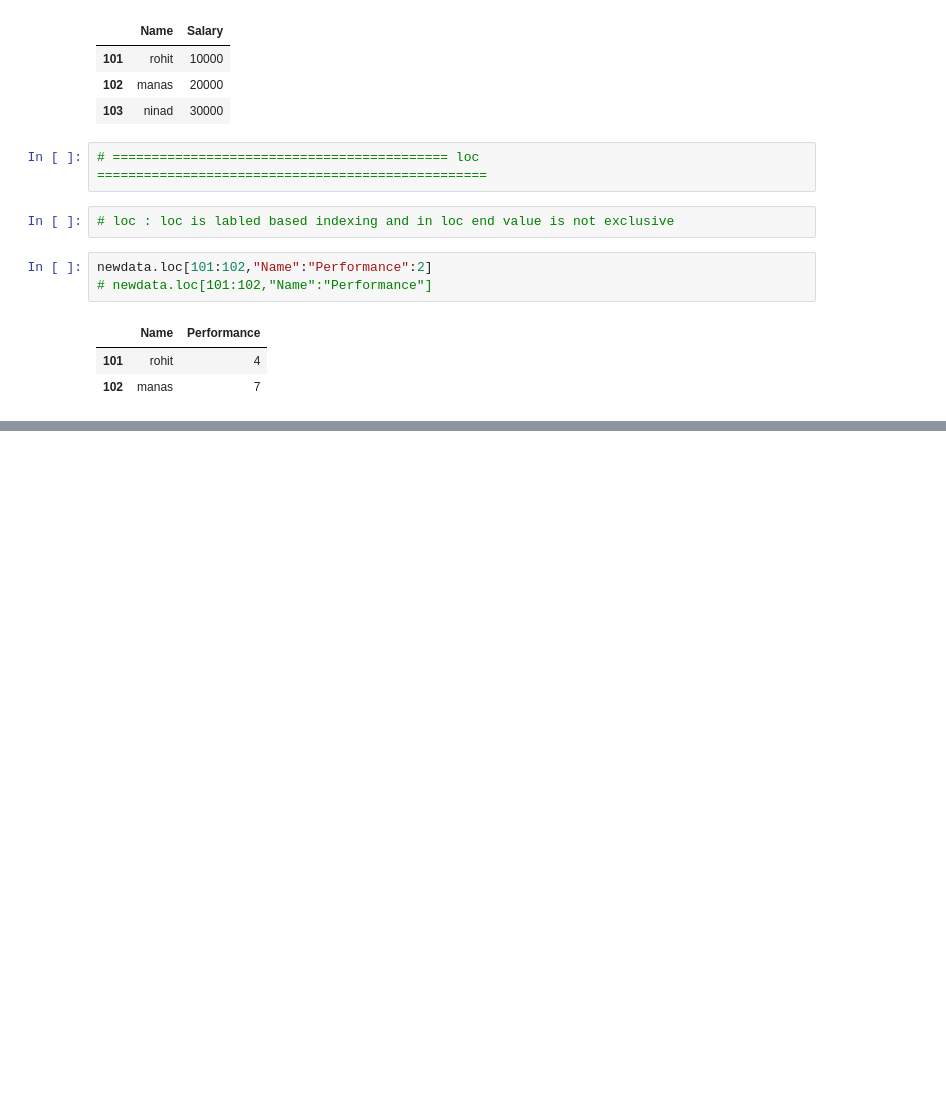
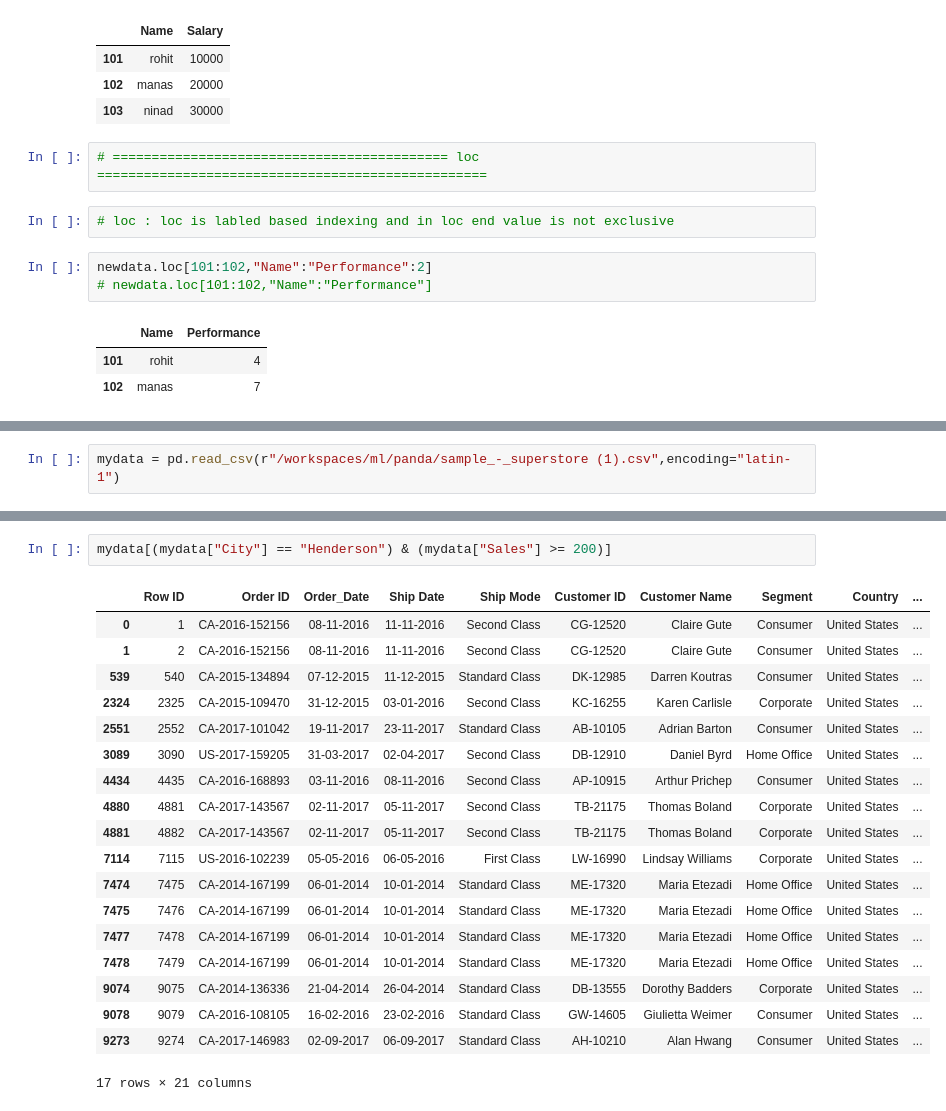
Before and after one commit to rohitdhamke/ml, a Jupyter notebook: panda/day1.ipynb, the cells around one changed output, grey strips where cells are left out. Drawn from its saved outputs; the diff is of its cells as text; blank space fills up the shorter version.

```diff
--- a/panda/day1.ipynb
+++ b/panda/day1.ipynb
@@ -82,0 +85,2 @@ newdata.loc[101:102,"Name":"Performance":2]
+# %%
+mydata = pd.read_csv(r"/workspaces/ml/panda/sample_-_superstore (1).csv",encoding="latin-1")
@@ -82,0 +108,22 @@ newdata.loc[101:102,"Name":"Performance":2]
+# %%
+mydata[(mydata["City"] == "Henderson") & (mydata["Sales"] >= 200)]
+# %% [output]
+|  | Row ID | Order ID | Order_Date | Ship Date | Ship Mode | Customer ID | Customer Name | Segment | Country | ... |
+| 0 | 1 | CA-2016-152156 | 08-11-2016 | 11-11-2016 | Second Class | CG-12520 | Claire Gute | Consumer | United States | ... |
+| 1 | 2 | CA-2016-152156 | 08-11-2016 | 11-11-2016 | Second Class | CG-12520 | Claire Gute | Consumer | United States | ... |
+| 539 | 540 | CA-2015-134894 | 07-12-2015 | 11-12-2015 | Standard Class | DK-12985 | Darren Koutras | Consumer | United States | ... |
+| 2324 | 2325 | CA-2015-109470 | 31-12-2015 | 03-01-2016 | Second Class | KC-16255 | Karen Carlisle | Corporate | United States | ... |
+| 2551 | 2552 | CA-2017-101042 | 19-11-2017 | 23-11-2017 | Standard Class | AB-10105 | Adrian Barton | Consumer | United States | ... |
+| 3089 | 3090 | US-2017-159205 | 31-03-2017 | 02-04-2017 | Second Class | DB-12910 | Daniel Byrd | Home Office | United States | ... |
+| 4434 | 4435 | CA-2016-168893 | 03-11-2016 | 08-11-2016 | Second Class | AP-10915 | Arthur Prichep | Consumer | United States | ... |
+| 4880 | 4881 | CA-2017-143567 | 02-11-2017 | 05-11-2017 | Second Class | TB-21175 | Thomas Boland | Corporate | United States | ... |
+| 4881 | 4882 | CA-2017-143567 | 02-11-2017 | 05-11-2017 | Second Class | TB-21175 | Thomas Boland | Corporate | United States | ... |
+| 7114 | 7115 | US-2016-102239 | 05-05-2016 | 06-05-2016 | First Class | LW-16990 | Lindsay Williams | Corporate | United States | ... |
+| 7474 | 7475 | CA-2014-167199 | 06-01-2014 | 10-01-2014 | Standard Class | ME-17320 | Maria Etezadi | Home Office | United States | ... |
+| 7475 | 7476 | CA-2014-167199 | 06-01-2014 | 10-01-2014 | Standard Class | ME-17320 | Maria Etezadi | Home Office | United States | ... |
+| 7477 | 7478 | CA-2014-167199 | 06-01-2014 | 10-01-2014 | Standard Class | ME-17320 | Maria Etezadi | Home Office | United States | ... |
+| 7478 | 7479 | CA-2014-167199 | 06-01-2014 | 10-01-2014 | Standard Class | ME-17320 | Maria Etezadi | Home Office | United States | ... |
+| 9074 | 9075 | CA-2014-136336 | 21-04-2014 | 26-04-2014 | Standard Class | DB-13555 | Dorothy Badders | Corporate | United States | ... |
+| 9078 | 9079 | CA-2016-108105 | 16-02-2016 | 23-02-2016 | Standard Class | GW-14605 | Giulietta Weimer | Consumer | United States | ... |
+| 9273 | 9274 | CA-2017-146983 | 02-09-2017 | 06-09-2017 | Standard Class | AH-10210 | Alan Hwang | Consumer | United States | ... |
+17 rows × 21 columns
```
Also changed, not shown: parts of 6 cells of this notebook.
